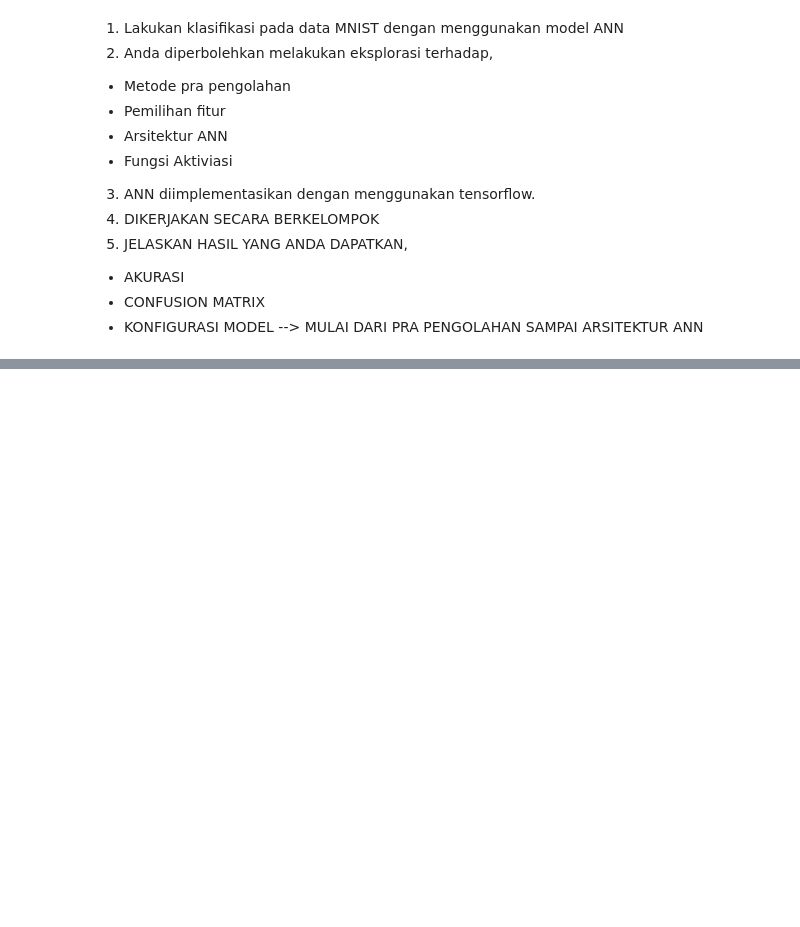
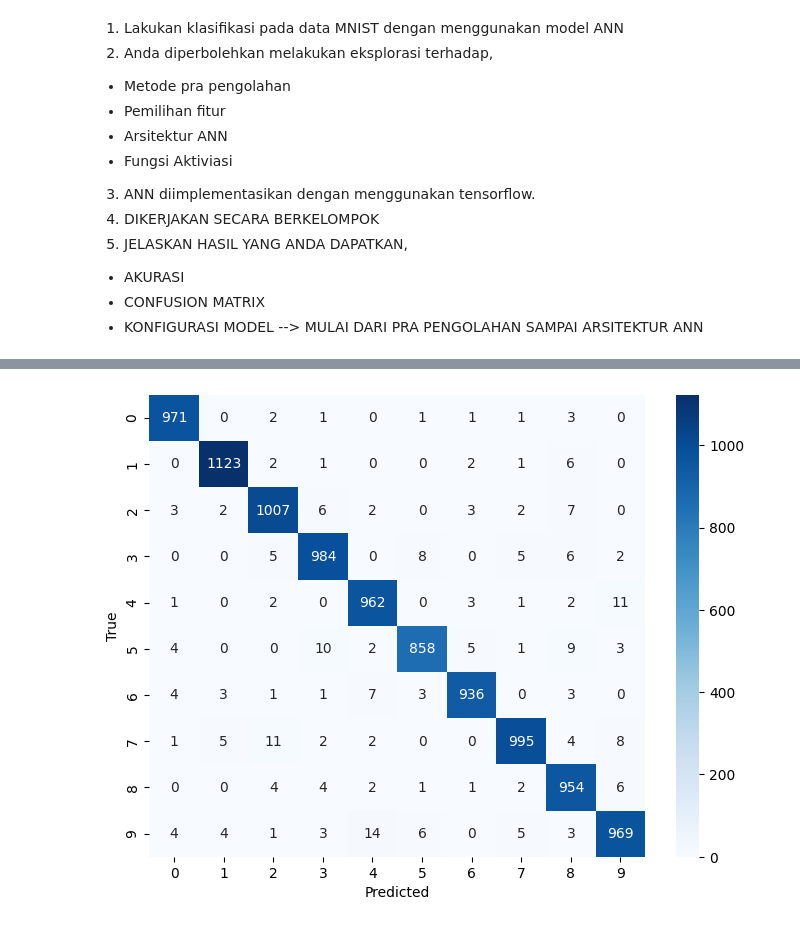
Before and after one commit to FaisAkbar/PembelajaranMesin, a Jupyter notebook: Praktikum_Tugas_Perceptron&ANN.ipynb, the cells around one changed output, grey strips where cells are left out. Cells and saved outputs as stored; diff of their text form; code cells hidden in the pictures; blank space fills up the shorter version.

```diff
--- a/Praktikum_Tugas_Perceptron&ANN.ipynb
+++ b/Praktikum_Tugas_Perceptron&ANN.ipynb
@@ -320,0 +431,41 @@ accuracy_score(y_test, y_pred)
+# %%
+# Pra-pemrosesan data
+(train_images, train_labels), (test_images, test_labels) = mnist.load_data()
+train_images = train_images / 255.0  # Normalisasi data
+test_images = test_images / 255.0
+train_labels = to_categorical(train_labels, num_classes=10)
+test_labels = to_categorical(test_labels, num_classes=10)
+
+# Membangun model ANN
+model = keras.Sequential([
+    layers.Flatten(input_shape=(28, 28)),  # Layer input
+    layers.Dense(128, activation='relu'),   # Hidden layer 1 dengan aktivasi ReLU
+    layers.Dense(64, activation='relu'),    # Hidden layer 2 dengan aktivasi ReLU
+    layers.Dense(10, activation='softmax')  # Layer output dengan aktivasi softmax
+])
+
+# Kompilasi model
+model.compile(optimizer='adam', loss='categorical_crossentropy', metrics=['accuracy'])
+
+# Melatih model
+model.fit(train_images, train_labels, epochs=10, batch_size=64, validation_split=0.2)
+
+# Evaluasi model pada data pengujian
+test_loss, test_acc = model.evaluate(test_images, test_labels)
+print("Akurasi pengujian:", test_acc)
+
+# Prediksi kelas
+predictions = model.predict(test_images)
+predicted_labels = np.argmax(predictions, axis=1)
+
+# Matriks kebingungan
+true_labels = np.argmax(test_labels, axis=1)
+confusion_mat = confusion_matrix(true_labels, predicted_labels)
+
+# Plot matriks kebingungan
+plt.figure(figsize=(8, 6))
+sns.heatmap(confusion_mat, annot=True, fmt='d', cmap='Blues', xticklabels=range(10), yticklabels=range(10))
+plt.xlabel('Predicted')
+plt.ylabel('True')
+plt.show()
+# %% [output]
@@ -320,0 +489 @@ accuracy_score(y_test, y_pred)
+[figure, added]
```
Also changed, not shown: parts of 19 cells of this notebook.
